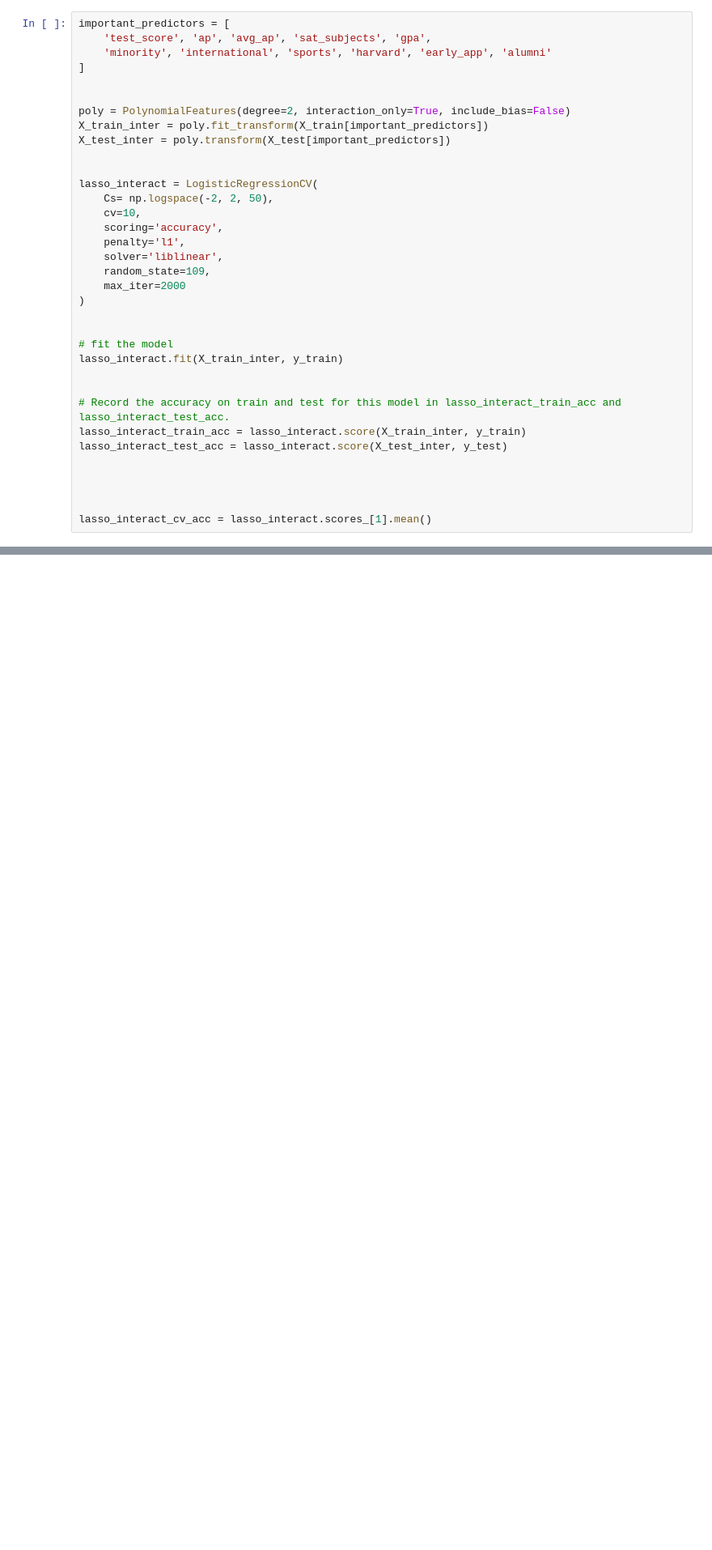
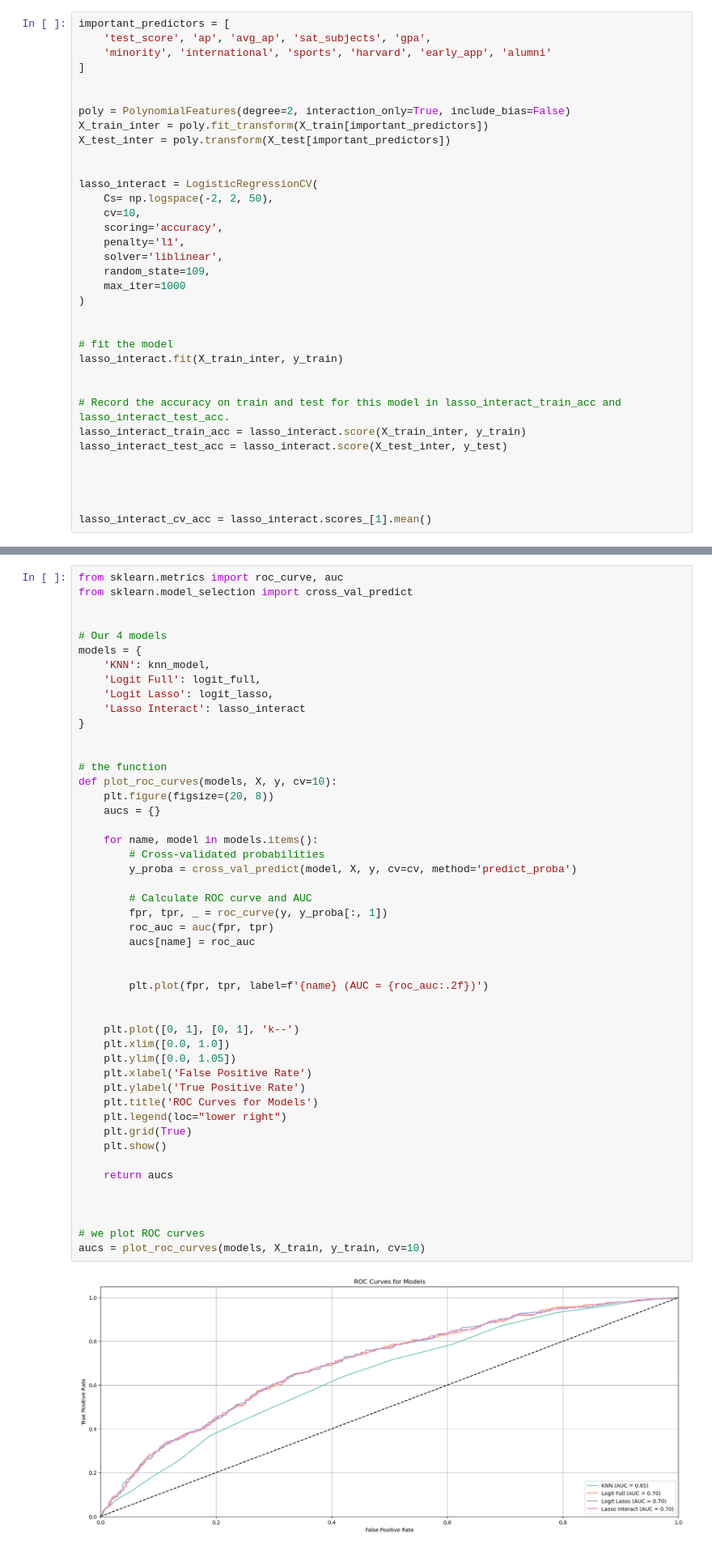
Before and after one commit to WayneKaiYeh/CSCI-E-109A-Intro-of-DS-HW, a Jupyter notebook: cs1090a_Kai_hw4.ipynb, the cells around one changed output, grey strips where cells are left out. Shown at 81% size. Cells and saved outputs as stored; diff of their text form; blank space fills up the shorter version.

```diff
--- a/cs1090a_Kai_hw4.ipynb
+++ b/cs1090a_Kai_hw4.ipynb
@@ -1583,7 +1583,7 @@ lasso_interact = LogisticRegressionCV(
     penalty='l1',
     solver='liblinear',
     random_state=109,
-    max_iter=2000
+    max_iter=1000
 )
 
 
@@ -1750,3 +1741,53 @@ _Type your answer here, replacing this text._
+# %%
+from sklearn.metrics import roc_curve, auc
+from sklearn.model_selection import cross_val_predict
+
+
+# Our 4 models
+models = {
+    'KNN': knn_model,
+    'Logit Full': logit_full,
+    'Logit Lasso': logit_lasso,
+    'Lasso Interact': lasso_interact
+}
+
+
+# the function
+def plot_roc_curves(models, X, y, cv=10):
+    plt.figure(figsize=(20, 8))
+    aucs = {}
+
+    for name, model in models.items():
+        # Cross-validated probabilities
+        y_proba = cross_val_predict(model, X, y, cv=cv, method='predict_proba')
+
+        # Calculate ROC curve and AUC
+        fpr, tpr, _ = roc_curve(y, y_proba[:, 1])
+        roc_auc = auc(fpr, tpr)
+        aucs[name] = roc_auc
+
+
+        plt.plot(fpr, tpr, label=f'{name} (AUC = {roc_auc:.2f})')
+
+
+    plt.plot([0, 1], [0, 1], 'k--')
+    plt.xlim([0.0, 1.0])
+    plt.ylim([0.0, 1.05])
+    plt.xlabel('False Positive Rate')
+    plt.ylabel('True Positive Rate')
+    plt.title('ROC Curves for Models')
+    plt.legend(loc="lower right")
+    plt.grid(True)
+    plt.show()
+
+    return aucs
+
+
+
+# we plot ROC curves
+aucs = plot_roc_curves(models, X_train, y_train, cv=10)
+# %% [output]
+[figure, added]
 # %% [markdown]
 <!-- END QUESTION -->
 
```
Also changed, not shown: parts of 24 cells of this notebook.
